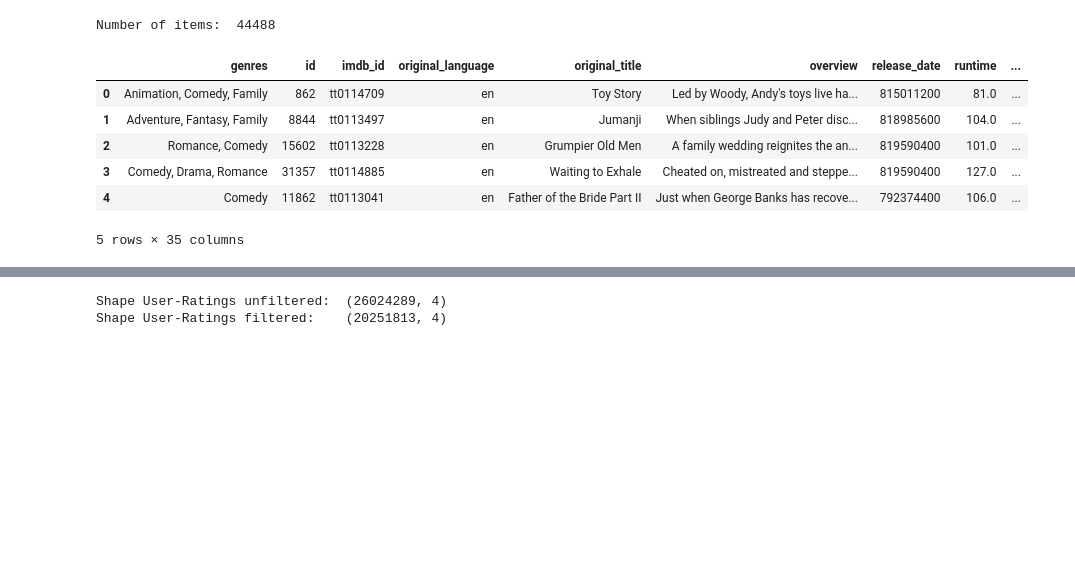
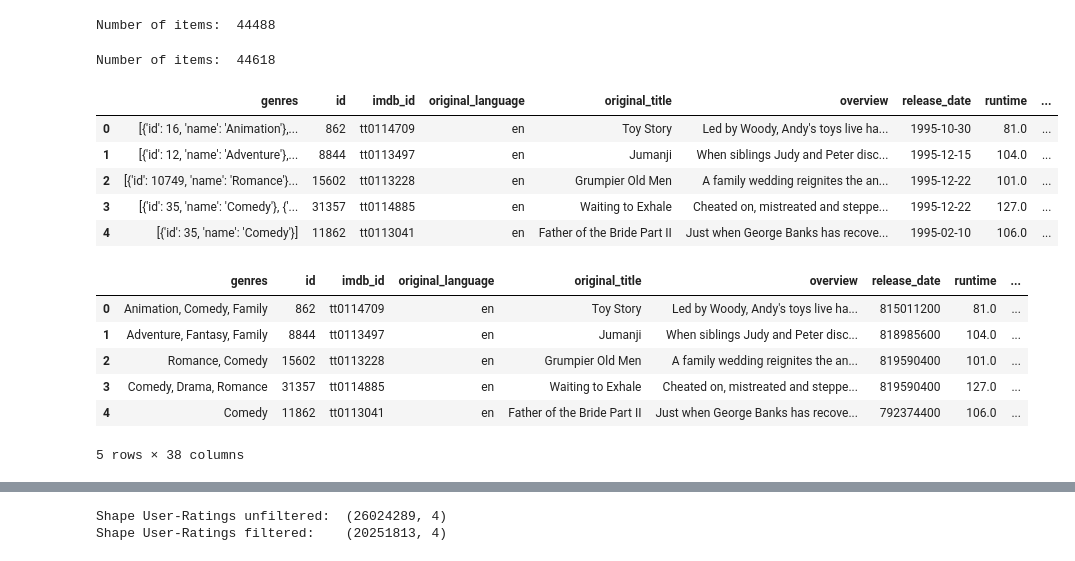
Before and after one commit to tsalex1992/Recommendation-Systems, a Jupyter notebook: Project/Data procesing.ipynb, the cells around one changed output, grey strips where cells are left out. Drawn from its saved outputs; the diff is of its cells as text; code cells hidden in the pictures; blank space fills up the shorter version.

```diff
--- a/Project/Data procesing.ipynb
+++ b/Project/Data procesing.ipynb
@@ -48,2 +57,18 @@ movieVector= {"actors": 2000, "directors": 500, "screenPlay":500, "writers": 500
 # %% [output]
 Number of items:  44488
+# %%
+#  only keep the movies that have ratings
+# movies_creds_df = movies_creds_df[movies_creds_df["id"].isin(ratings_df["movieId"])]
+# print("Number of items: ", len(movies_creds_df))
+#  merge the links_df with the movies_creds_df
+movies_creds_df = movies_creds_df.merge(links_df, left_on="id", right_on="tmdbId", how="left")
+print("Number of items: ", len(movies_creds_df))
+movies_creds_df.head()
+# %% [output]
+Number of items:  44618
+|  | genres | id | imdb_id | original_language | original_title | overview | release_date | runtime | ... |
+| 0 | [{'id': 16, 'name': 'Animation'},... | 862 | tt0114709 | en | Toy Story | Led by Woody, Andy's toys live ha... | 1995-10-30 | 81.0 | ... |
+| 1 | [{'id': 12, 'name': 'Adventure'},... | 8844 | tt0113497 | en | Jumanji | When siblings Judy and Peter disc... | 1995-12-15 | 104.0 | ... |
+| 2 | [{'id': 10749, 'name': 'Romance'}... | 15602 | tt0113228 | en | Grumpier Old Men | A family wedding reignites the an... | 1995-12-22 | 101.0 | ... |
+| 3 | [{'id': 35, 'name': 'Comedy'}, {'... | 31357 | tt0114885 | en | Waiting to Exhale | Cheated on, mistreated and steppe... | 1995-12-22 | 127.0 | ... |
+| 4 | [{'id': 35, 'name': 'Comedy'}] | 11862 | tt0113041 | en | Father of the Bride Part II | Just when George Banks has recove... | 1995-02-10 | 106.0 | ... |
@@ -65,7 +100,7 @@ producerRegex= re.compile(r"'Producer', 'name': '(.*?)'")
 df["producer"] = df["crew"].apply(lambda x: ', '.join(producerRegex.findall(x)))
 genreCols= df.genres.str.get_dummies(sep=', ') #Creating dummy variables for genres
 df = pd.concat([df, genreCols], axis=1)
-dfCols2Keep= ['id', 'imdb_id', 'original_title',
+dfCols2Keep= ['tmdbId','id', 'imdb_id', 'original_title',
        'overview', 'release_date', 'runtime', 'title', 'vote_count', 'cast',
        'crew', 'director',  'Screenplay', 'producer', 'Action',
        'Adventure', 'Animation', 'Comedy', 'Crime', 'Documentary', 'Drama',
@@ -79,4 +114,4 @@ df.head()
 | 2 | Romance, Comedy | 15602 | tt0113228 | en | Grumpier Old Men | A family wedding reignites the an... | 819590400 | 101.0 | ... |
 | 3 | Comedy, Drama, Romance | 31357 | tt0114885 | en | Waiting to Exhale | Cheated on, mistreated and steppe... | 819590400 | 127.0 | ... |
 | 4 | Comedy | 11862 | tt0113041 | en | Father of the Bride Part II | Just when George Banks has recove... | 792374400 | 106.0 | ... |
-5 rows × 35 columns
+5 rows × 38 columns
```
Also changed, not shown: parts of 11 cells of this notebook, 1 other file.
